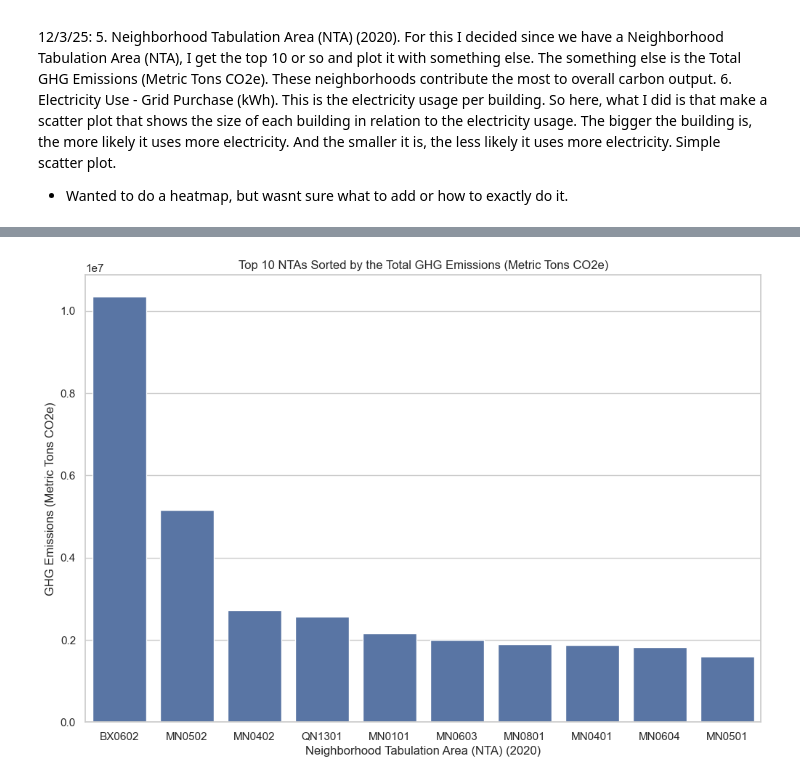
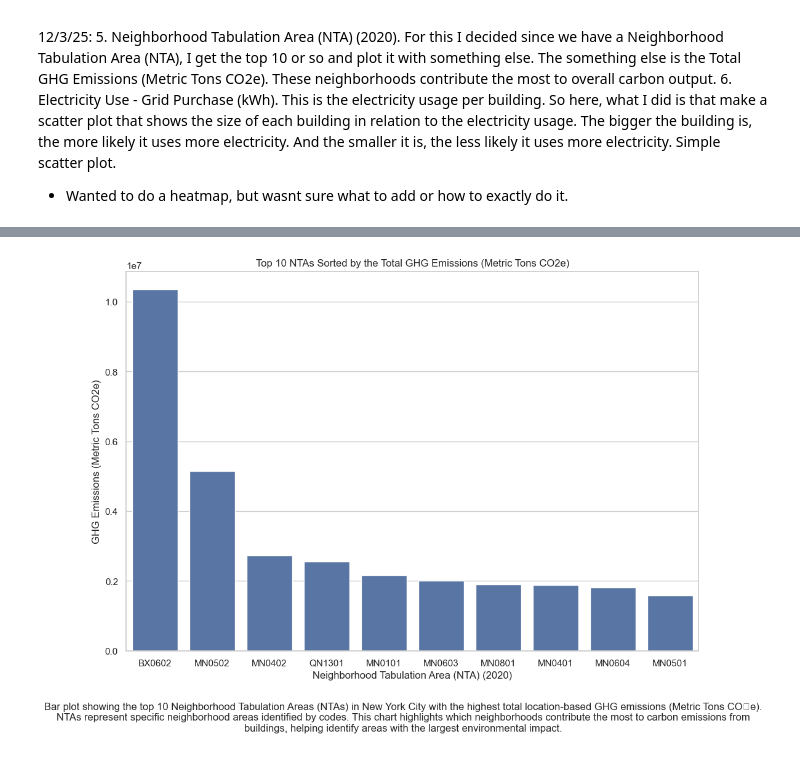
Before and after one commit to hamim23z/Energy_Usage_and_Building_Efficiency, a Jupyter notebook: data_analysis/dataplots.ipynb, the cells around one changed output, grey strips where cells are left out. Drawn from its saved outputs; the diff is of its cells as text; code cells hidden in the pictures.

```diff
--- a/data_analysis/dataplots.ipynb
+++ b/data_analysis/dataplots.ipynb
@@ -150,19 +165,22 @@ plt.show()
 # %%
 # so here the NTA is a field that indicates the NYC neighborhood area where the building is located.
 # Its represented as like a code. And this barplot shows the Top 20 NTAs sorted by the most total
 # GHG emissions. And these have the most carbon output
 
 nta_ghg = (
     df.groupby("Neighborhood Tabulation Area (NTA) (2020)")["Total (Location-Based) GHG Emissions (Metric Tons CO2e)"]
     .sum()
     .sort_values(ascending=False)
     .head(10)
 )
 plt.figure(figsize=(12,8))
 sns.barplot(x= nta_ghg.index, y=nta_ghg.values)
 plt.title("Top 10 NTAs Sorted by the Total GHG Emissions (Metric Tons CO2e)")
 plt.xlabel("Neighborhood Tabulation Area (NTA) (2020)")
 plt.ylabel("GHG Emissions (Metric Tons CO2e)")
+plt.gcf().text(0.5, -0.05,
+               "Bar plot showing the top 10 Neighborhood Tabulation Areas (NTAs) in New York City with the highest total location-based GHG emissions (Metric Tons CO₂e). NTAs represent specific neighborhood areas identified by codes. This chart highlights which neighborhoods contribute the most to carbon emissions from buildings, helping identify areas with the largest environmental impact.",
+               ha='center', fontsize=12, wrap=True)
 plt.show()
 # %% [output]
-[figure, old version]
+[figure, new version]
```
Also changed, not shown: parts of 5 cells of this notebook.
